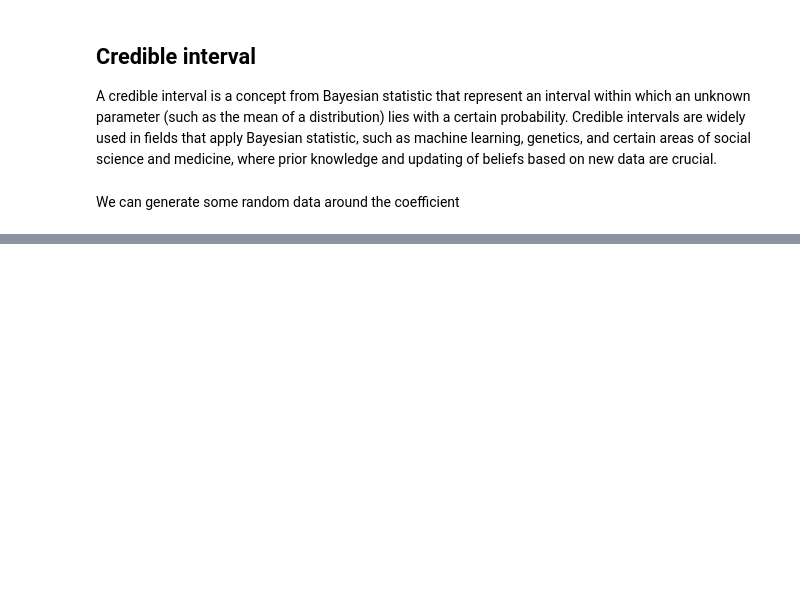
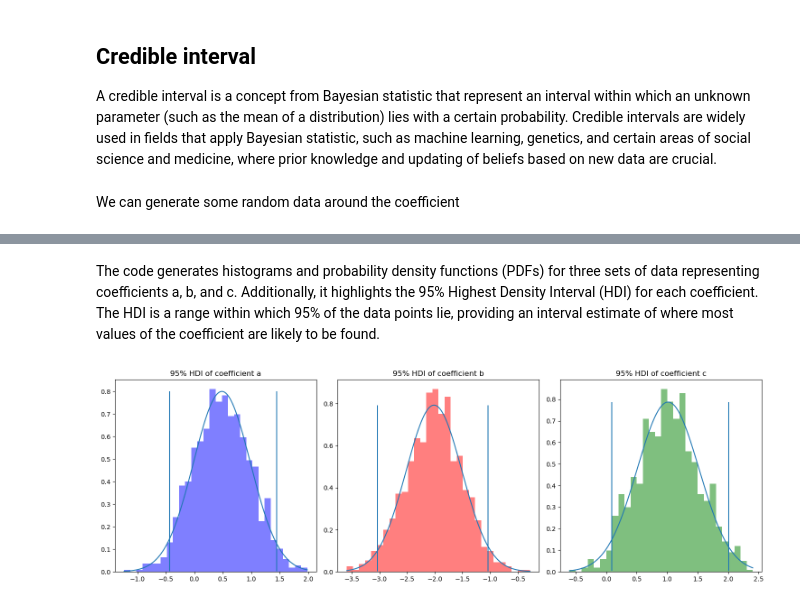
Before and after one commit to ESMS-Group-Public/FoKL-Documentation, a Jupyter notebook: FoKL Base Concepts/Probability and Bayes Theorem.ipynb, the cells around one changed output, grey strips where cells are left out. Drawn from its saved outputs; the diff is of its cells as text; code cells hidden in the pictures; blank space fills up the shorter version.

Commit message:
more explanation in MCMC and Probability

```diff
--- a/FoKL Base Concepts/Probability and Bayes Theorem.ipynb
+++ b/FoKL Base Concepts/Probability and Bayes Theorem.ipynb
@@ -217,0 +195,41 @@ plt.show()
+# %% [markdown]
+The code generates histograms and probability density functions (PDFs) for three sets of data representing coefficients a, b, and c. Additionally, it highlights the 95% Highest Density Interval (HDI) for each coefficient. The HDI is a range within which 95% of the data points lie, providing an interval estimate of where most values of the coefficient are likely to be found.
+# %%
+# Set up the plotting area with a 1x3 grid of subplots
+plt.figure(figsize=(15, 5))
+
+# Plot for coefficient a
+plt.subplot(1,3,1)
+x_a = np.linspace(np.min(a), np.max(a), 1000)
+pdf_a = norm.pdf(x_a, loc = np.mean(a), scale = np.std(a))
+plt.hist(a, density= True, bins = 30, alpha = 0.5, color = 'blue')
+plt.plot(x_a, pdf_a)
+plt.title('95% HDI of coefficient a')
+plt.vlines(a_lower, pdf_a.min(),pdf_a.max())
+plt.vlines(a_upper, pdf_a.min(),pdf_a.max())
+
+# Plot for coefficient b
+plt.subplot(1,3,2)
+x_b = np.linspace(np.min(b), np.max(b), 1000)
+pdf_b = norm.pdf(x_b, loc = np.mean(b), scale = np.std(b))
+plt.hist(b, density= True, bins = 30, alpha = 0.5, color = 'red')
+plt.plot(x_b, pdf_b)
+plt.title('95% HDI of coefficient b')
+plt.vlines(b_lower, pdf_b.min(),pdf_b.max())
+plt.vlines(b_upper, pdf_b.min(),pdf_b.max())
+
+# Plot for coefficient c
+plt.subplot(1,3,3)
+x_c = np.linspace(np.min(c), np.max(c), 1000)
+pdf_c = norm.pdf(x_c, loc = np.mean(c), scale = np.std(c))
+plt.hist(c, density= True, bins = 30, alpha = 0.5, color = 'green')
+plt.plot(x_c, pdf_c)
+plt.title('95% HDI of coefficient c')
+plt.vlines(c_lower, pdf_c.min(),pdf_c.max())
+plt.vlines(c_upper, pdf_c.min(),pdf_c.max())
+
+# Adjust layout to prevent overlap and display the plots
+plt.tight_layout()
+plt.show()
+# %% [output]
+[figure, added]
```
Also changed, not shown: parts of 3 cells of this notebook.
